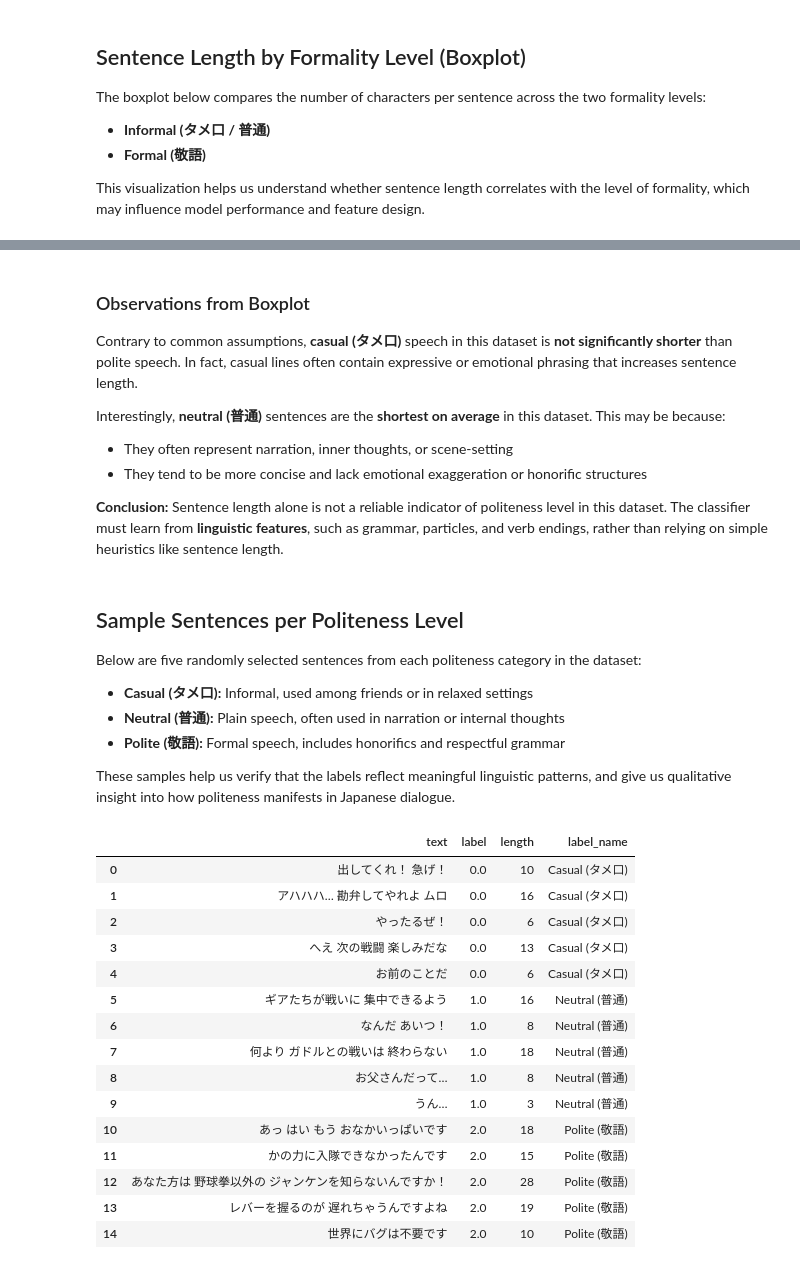
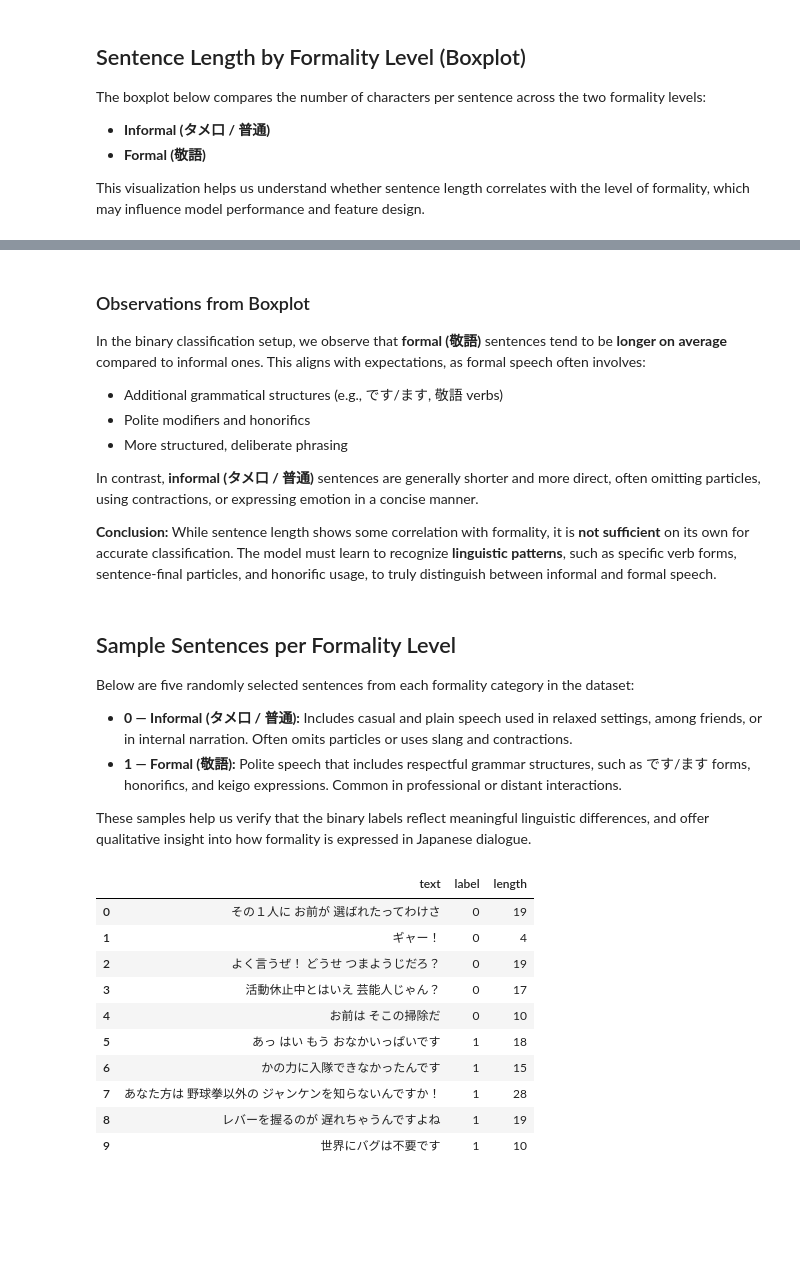
Before and after one commit to David-RB17/Politeness-Classifier, a Jupyter notebook: notebooks/03_eda_binary.ipynb, the cells around one changed output, grey strips where cells are left out. Drawn from its saved outputs; the diff is of its cells as text; code cells hidden in the pictures; blank space fills up the shorter version.

```diff
--- a/notebooks/03_eda_binary.ipynb
+++ b/notebooks/03_eda_binary.ipynb
@@ -98,60 +95,46 @@ Passing `palette` without assigning `hue` is deprecated and will be removed in v
 # %% [markdown]
 ### Observations from Boxplot
 
-Contrary to common assumptions, **casual (タメ口)** speech in this dataset is **not significantly shorter** than polite speech. In fact, casual lines often contain expressive or emotional phrasing that increases sentence length.
+In the binary classification setup, we observe that **formal (敬語)** sentences tend to be **longer on average** compared to informal ones. This aligns with expectations, as formal speech often involves:
 
-Interestingly, **neutral (普通)** sentences are the **shortest on average** in this dataset. This may be because:
-- They often represent narration, inner thoughts, or scene-setting
-- They tend to be more concise and lack emotional exaggeration or honorific structures
+- Additional grammatical structures (e.g., です/ます, 敬語 verbs)
+- Polite modifiers and honorifics
+- More structured, deliberate phrasing
 
-**Conclusion:** Sentence length alone is not a reliable indicator of politeness level in this dataset. The classifier must learn from **linguistic features**, such as grammar, particles, and verb endings, rather than relying on simple heuristics like sentence length.
+In contrast, **informal (タメ口 / 普通)** sentences are generally shorter and more direct, often omitting particles, using contractions, or expressing emotion in a concise manner.
+
+**Conclusion:** While sentence length shows some correlation with formality, it is **not sufficient** on its own for accurate classification. The model must learn to recognize **linguistic patterns**, such as specific verb forms, sentence-final particles, and honorific usage, to truly distinguish between informal and formal speech.
 # %% [markdown]
-## Sample Sentences per Politeness Level
+## Sample Sentences per Formality Level
 
-Below are five randomly selected sentences from each politeness category in the dataset:
+Below are five randomly selected sentences from each formality category in the dataset:
 
-- **Casual (タメ口):** Informal, used among friends or in relaxed settings
-- **Neutral (普通):** Plain speech, often used in narration or internal thoughts
-- **Polite (敬語):** Formal speech, includes honorifics and respectful grammar
+- **0 — Informal (タメ口 / 普通):** Includes casual and plain speech used in relaxed settings, among friends, or in internal narration. Often omits particles or uses slang and contractions.
+- **1 — Formal (敬語):** Polite speech that includes respectful grammar structures, such as です/ます forms, honorifics, and keigo expressions. Common in professional or distant interactions.
 
-These samples help us verify that the labels reflect meaningful linguistic patterns, and give us qualitative insight into how politeness manifests in Japanese dialogue.
+These samples help us verify that the binary labels reflect meaningful linguistic differences, and offer qualitative insight into how formality is expressed in Japanese dialogue.
 # %%
-# # Define label mapping
-# label_map = {
-#     0: "Casual (タメ口)",
-#     1: "Neutral (普通)",
-#     2: "Polite (敬語)"
-# }
+# Sample 5 rows from each label class without adding a new column
+preview_df = (
+    df.groupby("label", group_keys=False)
+    .apply(lambda x: x.sample(min(len(x), 5), random_state=42))
+    .reset_index(drop=True)
+)
 
-# # Add human-readable label names
-# df["label_name"] = df["label"].map(label_map)
-
-# # Sample 5 rows from each label class
-# preview_df = (
-#     df.groupby("label_name", group_keys=False)
-#     .apply(lambda x: x.sample(min(len(x), 5), random_state=42))
-#     .reset_index(drop=True)
-# )
-
-# # Show result (in local environment use this)
-# display(preview_df)
+# Show result (in local environment use this)
+display(preview_df)
 # %% [output]
-|  | text | label | length | label_name |
-| 0 | 出してくれ！ 急げ！ | 0.0 | 10 | Casual (タメ口) |
-| 1 | アハハハ… 勘弁してやれよ ムロ | 0.0 | 16 | Casual (タメ口) |
-| 2 | やったるぜ！ | 0.0 | 6 | Casual (タメ口) |
-| 3 | へえ 次の戦闘 楽しみだな | 0.0 | 13 | Casual (タメ口) |
-| 4 | お前のことだ | 0.0 | 6 | Casual (タメ口) |
-| 5 | ギアたちが戦いに 集中できるよう | 1.0 | 16 | Neutral (普通) |
-| 6 | なんだ あいつ！ | 1.0 | 8 | Neutral (普通) |
-| 7 | 何より ガドルとの戦いは 終わらない | 1.0 | 18 | Neutral (普通) |
-| 8 | お父さんだって… | 1.0 | 8 | Neutral (普通) |
-| 9 | うん… | 1.0 | 3 | Neutral (普通) |
-| 10 | あっ はい もう おなかいっぱいです | 2.0 | 18 | Polite (敬語) |
-| 11 | かの力に入隊できなかったんです | 2.0 | 15 | Polite (敬語) |
-| 12 | あなた方は 野球拳以外の ジャンケンを知らないんですか！ | 2.0 | 28 | Polite (敬語) |
-| 13 | レバーを握るのが 遅れちゃうんですよね | 2.0 | 19 | Polite (敬語) |
-| 14 | 世界にバグは不要です | 2.0 | 10 | Polite (敬語) |
+|  | text | label | length |
+| 0 | その１人に お前が 選ばれたってわけさ | 0 | 19 |
+| 1 | ギャー！ | 0 | 4 |
+| 2 | よく言うぜ！ どうせ つまようじだろ？ | 0 | 19 |
+| 3 | 活動休止中とはいえ 芸能人じゃん？ | 0 | 17 |
+| 4 | お前は そこの掃除だ | 0 | 10 |
+| 5 | あっ はい もう おなかいっぱいです | 1 | 18 |
+| 6 | かの力に入隊できなかったんです | 1 | 15 |
+| 7 | あなた方は 野球拳以外の ジャンケンを知らないんですか！ | 1 | 28 |
+| 8 | レバーを握るのが 遅れちゃうんですよね | 1 | 19 |
+| 9 | 世界にバグは不要です | 1 | 10 |
 # %% [markdown]
 ## Temporary Conclusion
 
```
Also changed, not shown: parts of 7 cells of this notebook, 5 other files.
